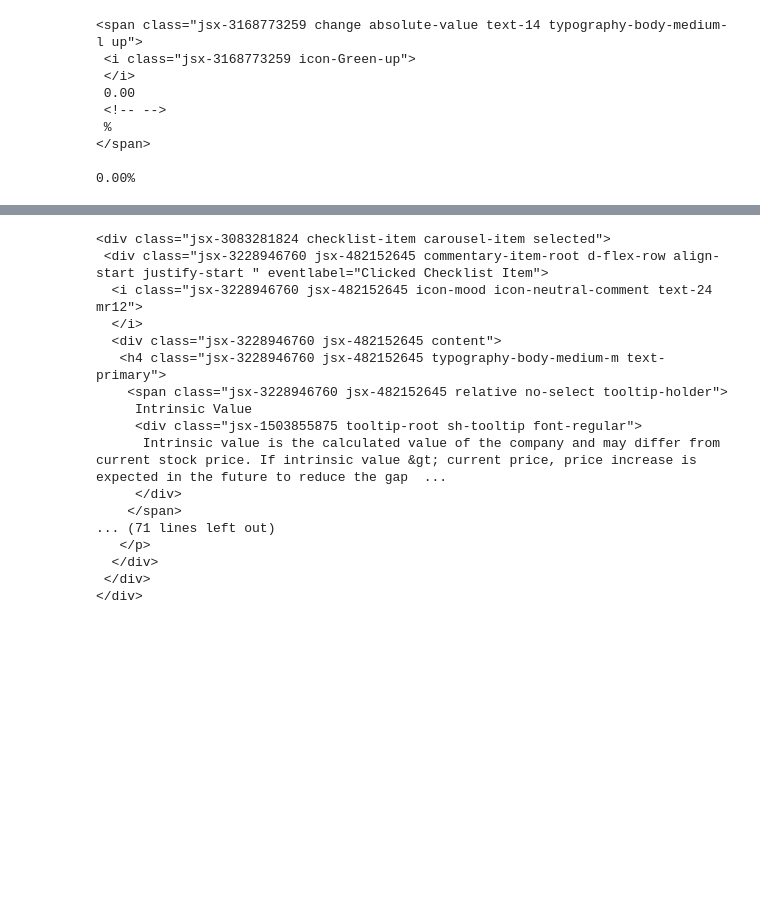
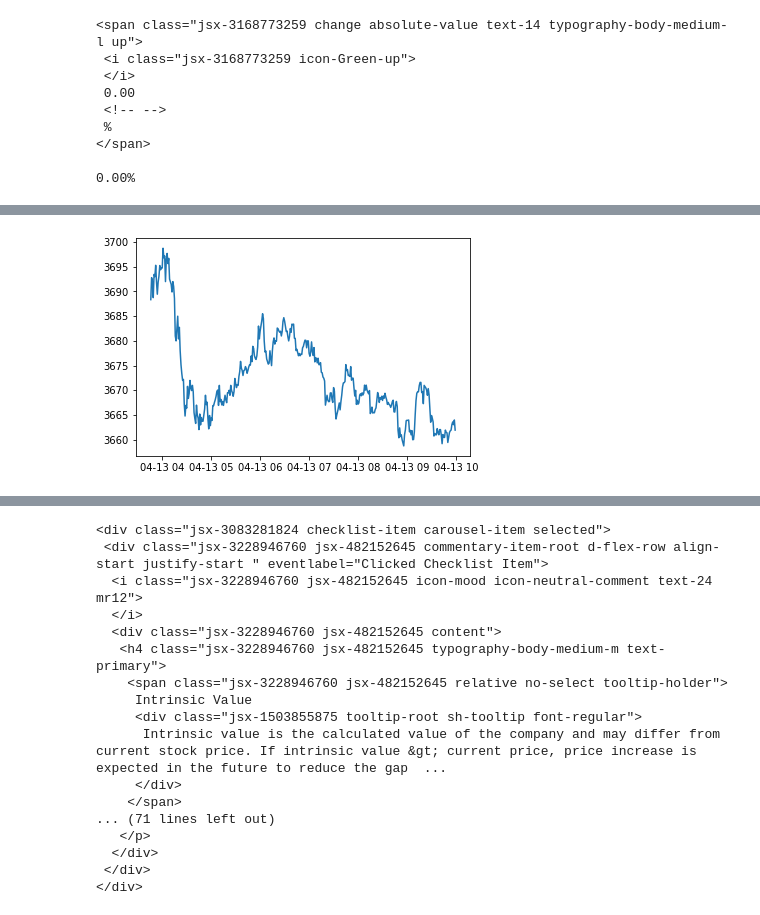
Before and after one commit to mratanusarkar/Web-Scraping-tickertapeIN, a Jupyter notebook: scraping_tickertapeIN_stocks.ipynb, the cells around one changed output, grey strips where cells are left out. Drawn from its saved outputs; the diff is of its cells as text; code cells hidden in the pictures; blank space fills up the shorter version.

Commit message:
added and refined sections: basic, overview and full price data with plotting

```diff
--- a/scraping_tickertapeIN_stocks.ipynb
+++ b/scraping_tickertapeIN_stocks.ipynb
@@ -136,0 +240,3 @@ print(value)
+# %%
+chartData = requests.get("https://api.tickertape.in/stocks/charts/intra/TCS")
+chartData.text
@@ -136,0 +245,9 @@ print(value)
+# %%
+# chartData.json()['data'][0]['points'][0]['lp']
+x = [dt.datetime.strptime(data['ts'],'%Y-%m-%dT%H:%M:%S.%fZ') for data in chartData.json()['data'][0]['points']]
+y = [data['lp'] for data in chartData.json()['data'][0]['points']]
+
+plt.plot(x, y)
+plt.show()
+# %% [output]
+[figure, added]
```
Also changed, not shown: parts of 21 cells of this notebook.
